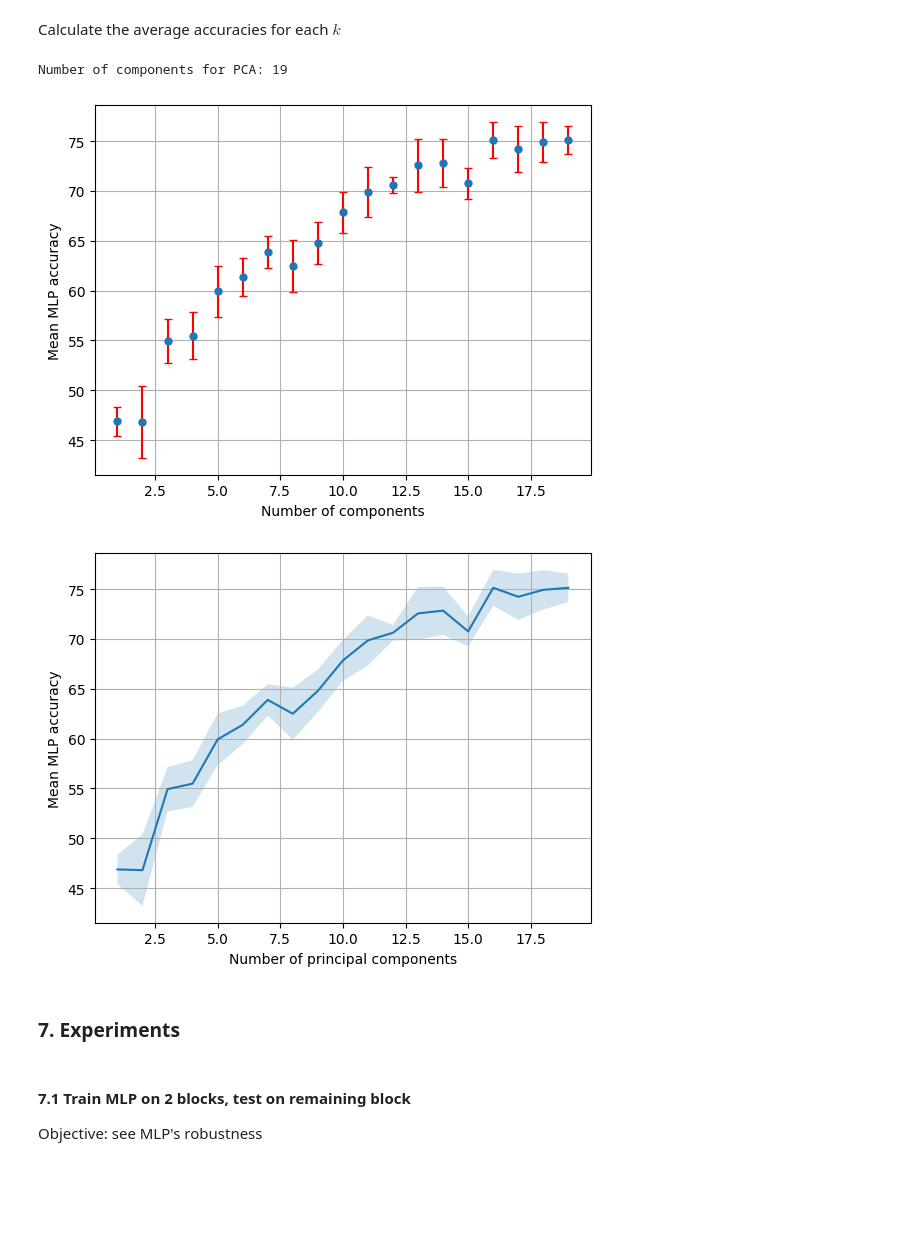
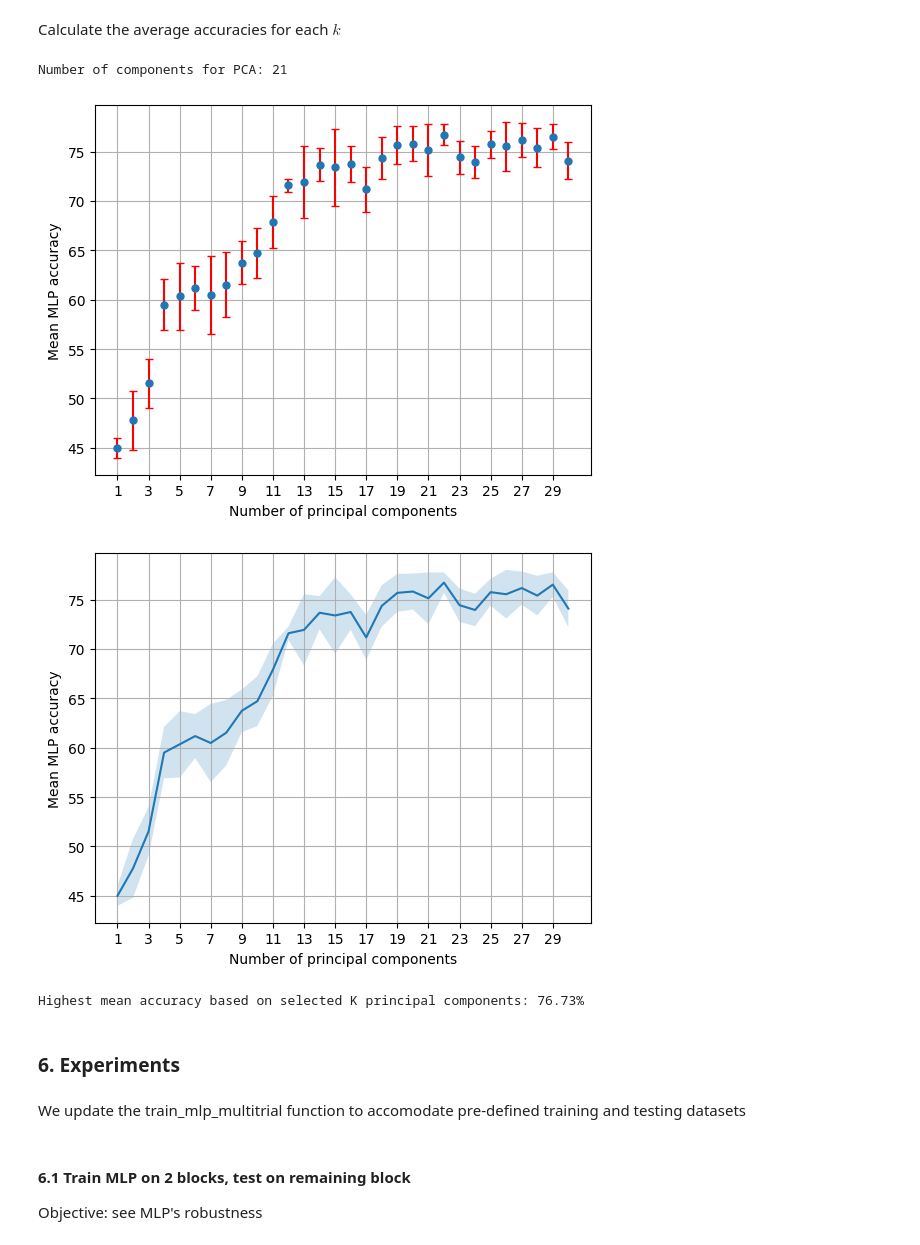
Before and after one commit to jhtkoo0426/UCL-FYP, a Jupyter notebook: src/models/mlp_optimised.ipynb, the cells around one changed output. Cells and saved outputs as stored; diff of their text form; code cells hidden in the pictures; blank space fills up the shorter version.

```diff
--- a/src/models/mlp_optimised.ipynb
+++ b/src/models/mlp_optimised.ipynb
@@ -265,11 +265,12 @@ class MLP(nn.Module):
 # %% [markdown]
 #### 4a. Testing datatset combinations (CNN dimensionality-reduced) without geometric features
 # %%
-def train_mlp_multitrial(dataset, trials_count: int = 5):
+def train_mlp_multitrial(dataset, grasp_outcomes_data, trials_count: int = 5, sampling=False):
     accuracies = np.empty((trials_count, ))
+    dataset = dataset.detach().numpy() if isinstance(dataset, torch.Tensor) else dataset
 
     for i in range(trials_count):
-        X_train, X_test, y_train, y_test = train_test_split(dataset.detach().numpy(), grasp_outcomes_data, test_size=0.2)
+        X_train, X_test, y_train, y_test = train_test_split(dataset, grasp_outcomes_data, test_size=0.2)
         mlp = MLP(input_size=X_train.shape[1], hidden_size=64, output_size=1)
         mlp.train_mlp(epochs=500, X_train=X_train, y_train=y_train)
         accuracy = mlp.eval_mlp(X_test=X_test, y_test=y_test)
@@ -440,7 +441,7 @@ torch.cuda.empty_cache()
 # %%
 final_dataset = torch.cat((cnn_tactile, visual_data), dim=1)
 # %%
-accuracies, accuracy_mean, accuracy_std = train_mlp_multitrial(final_dataset)
+accuracies, accuracy_mean, accuracy_std = train_mlp_multitrial(final_dataset, grasp_outcomes_data)
 # %%
 print(f"Final dataset (no PCA) MLP accuracies: {accuracies}\n Mean: {accuracy_mean:.2f} | Std: {accuracy_std:.2f}")
 # %% [output]
@@ -458,12 +458,12 @@ We found that $k=11$ gives the best accuracy
 # %%
-MIN_K, MAX_K = 1, 20
+MIN_K, MAX_K = 1, 30
 # %%
 pca_accuracies_mean = []
 pca_accuracies_std = []
-for i in range(MIN_K, MAX_K):
+for i in range(MIN_K, MAX_K+1):
     transformed_dataset = pca(final_dataset.detach().numpy(), k=i, verbose=False)
     transformed_dataset = torch.from_numpy(transformed_dataset)
-    accuracies, accuracy_mean, accuracy_std = train_mlp_multitrial(transformed_dataset)
+    accuracies, accuracy_mean, accuracy_std = train_mlp_multitrial(transformed_dataset, grasp_outcomes_data)
     pca_accuracies_mean.append(accuracy_mean)
     pca_accuracies_std.append(accuracy_std)
     torch.cuda.empty_cache()
@@ -498,28 +496,36 @@ Calculate the average accuracies for each $k$
 pca_accuracies_mean = np.array(pca_accuracies_mean)
 pca_accuracies_std = np.array(pca_accuracies_std)
 # %%
-K = pca_accuracies_mean.argmax(axis=0) + MIN_K
+K = pca_accuracies_mean.argmax(axis=0)
 print(f"Number of components for PCA: {K}")
 # %% [output]
-Number of components for PCA: 19
+Number of components for PCA: 21
 # %%
-x = np.arange(MIN_K, MAX_K)
+x = np.arange(MIN_K, MAX_K+1)
 plt.errorbar(x, pca_accuracies_mean, yerr=pca_accuracies_std, fmt='o', markersize=5, ecolor='red', capsize=3, capthick=1)
 plt.grid(True)
 plt.xlabel("Number of principal components")
+plt.xticks(np.arange(MIN_K, MAX_K+1, step=2))
 plt.ylabel("Mean MLP accuracy")
 plt.show()
 # %% [output]
-[figure, old version]
+[figure, new version]
 # %%
-x = np.arange(MIN_K, MAX_K)
+x = np.arange(MIN_K, MAX_K+1, step=1)
 plt.plot(x, pca_accuracies_mean)
 plt.fill_between(x, pca_accuracies_mean-pca_accuracies_std, pca_accuracies_mean+pca_accuracies_std, alpha=0.2)
 plt.grid(True)
 plt.xlabel("Number of principal components")
+plt.xticks(np.arange(MIN_K, MAX_K+1, step=2))
 plt.ylabel("Mean MLP accuracy")
 plt.show()
 # %% [output]
-[figure, old version]
+[figure, new version]
+# %%
+print(f"Highest mean accuracy based on selected K principal components: {pca_accuracies_mean[K]:.2f}%")
+# %% [output]
+Highest mean accuracy based on selected K principal components: 76.73%
 # %% [markdown]
-### 7. Experiments
+### 6. Experiments
+# %% [markdown]
+We update the train_mlp_multitrial function to accomodate pre-defined training and testing datasets
@@ -526,3 +547,3 @@ plt.show()
 # %% [markdown]
-#### 7.1 Train MLP on 2 blocks, test on remaining block
+#### 6.1 Train MLP on 2 blocks, test on remaining block
 Objective: see MLP's robustness
```
Also changed, not shown: parts of 34 cells of this notebook.
